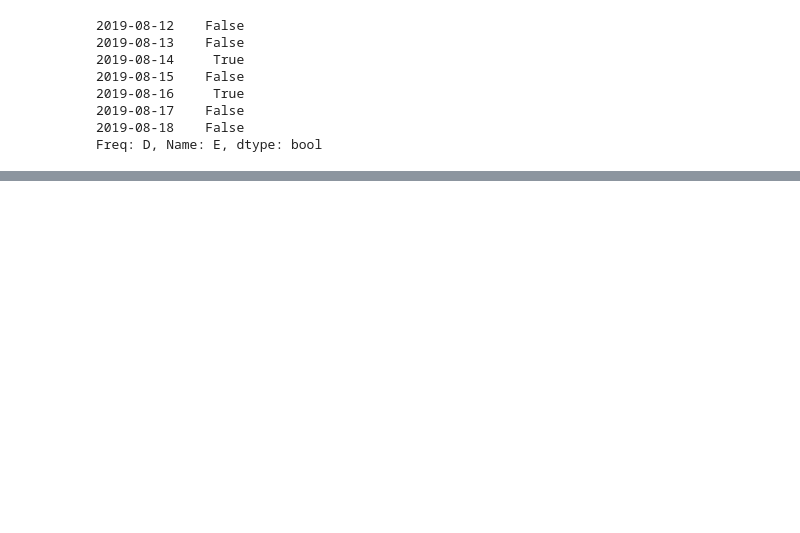
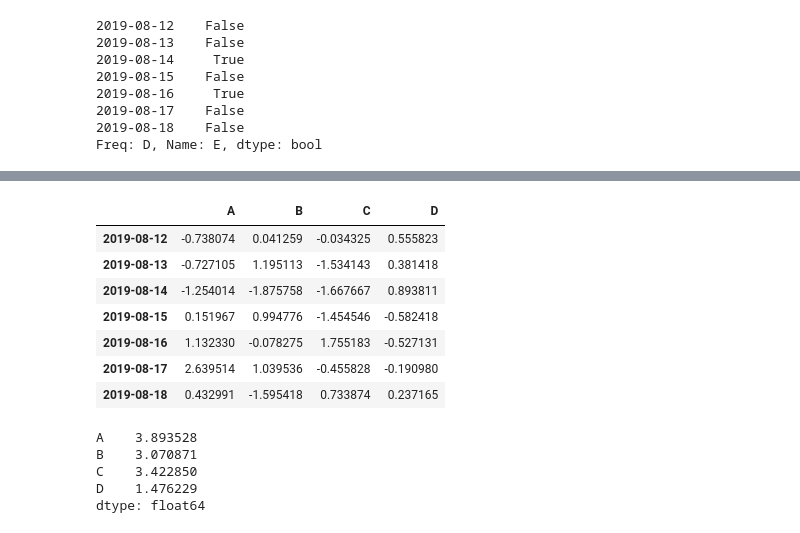
Before and after one commit to yeonkyungJoo/py_projects, a Jupyter notebook: analysis/pandas/basic/pandas_기초.ipynb, the cells around one changed output, grey strips where cells are left out. Drawn from its saved outputs; the diff is of its cells as text; code cells hidden in the pictures; blank space fills up the shorter version.

```diff
--- a/analysis/pandas/basic/pandas_기초.ipynb
+++ b/analysis/pandas/basic/pandas_기초.ipynb
@@ -435,0 +435,26 @@ df.apply(np.cumsum)
+# %%
+try :
+    # 제거
+    df.drop(['E'], inplace = True, axis=1)
+except Exception as e :
+    pass
+# %%
+df
+# %% [output]
+|  | A | B | C | D |
+| 2019-08-12 | -0.738074 | 0.041259 | -0.034325 | 0.555823 |
+| 2019-08-13 | -0.727105 | 1.195113 | -1.534143 | 0.381418 |
+| 2019-08-14 | -1.254014 | -1.875758 | -1.667667 | 0.893811 |
+| 2019-08-15 | 0.151967 | 0.994776 | -1.454546 | -0.582418 |
+| 2019-08-16 | 1.132330 | -0.078275 | 1.755183 | -0.527131 |
+| 2019-08-17 | 2.639514 | 1.039536 | -0.455828 | -0.190980 |
+| 2019-08-18 | 0.432991 | -1.595418 | 0.733874 | 0.237165 |
+# %%
+# 각 컬럼의 최댓값에서 최솟값을 뺀 값 : 거리(distance)
+df.apply(lambda x : x.max()-x.min())
+# %% [output]
+A    3.893528
+B    3.070871
+C    3.422850
+D    1.476229
+dtype: float64
```
Also changed, not shown: parts of 29 cells of this notebook, 2 other files.
